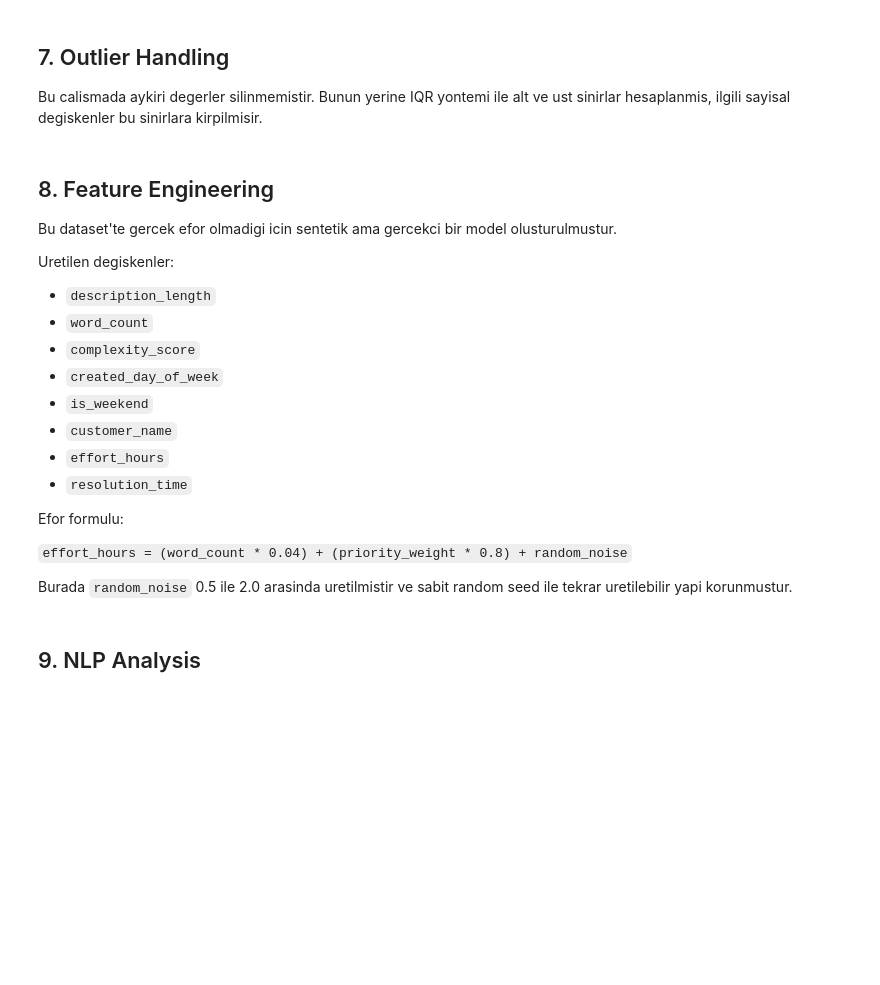
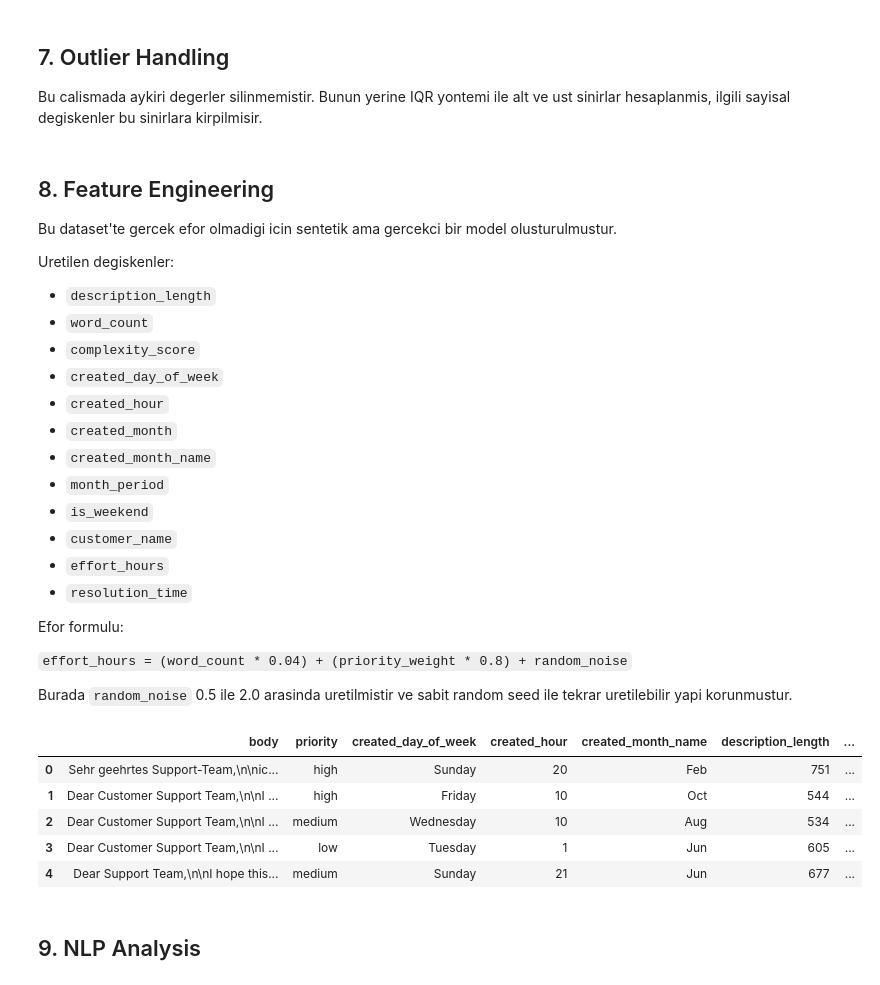
Before and after one commit to kadiraktech/EffortScope, a Jupyter notebook: EffortScope.ipynb, the cells around one changed output. Drawn from its saved outputs; the diff is of its cells as text; code cells hidden in the pictures; blank space fills up the shorter version.

```diff
--- a/EffortScope.ipynb
+++ b/EffortScope.ipynb
@@ -272,6 +317,10 @@ Uretilen degiskenler:
 - `word_count`
 - `complexity_score`
 - `created_day_of_week`
+- `created_hour`
+- `created_month`
+- `created_month_name`
+- `month_period`
 - `is_weekend`
 - `customer_name`
 - `effort_hours`
@@ -288,6 +337,7 @@ company_names = [
     "NovaTech", "BlueOrbit", "Anka Retail", "DataBridge", "OrionTel",
     "LunaPay", "PeakLogistics", "CloudHarbor", "ZenithCare", "AtlasWorks"
 ]
+month_labels = ["Jan", "Feb", "Mar", "Apr", "May", "Jun", "Jul", "Aug", "Sep", "Oct", "Nov", "Dec"]
 
 description_text = df[description_col].fillna("support ticket").astype(str)
 df["description_length"] = description_text.str.len()
@@ -299,38 +349,58 @@ df["complexity_score"] = (
     (df["word_count"] / max(df["word_count"].median(), 1)) * 0.4 +
     (priority_weight / 5) * 0.2
 ).round(3)
 
 if "created_at_clean" in df.columns:
-    df["created_day_of_week"] = df["created_at_clean"].dt.day_name()
+    created_at = pd.to_datetime(df["created_at_clean"], errors="coerce")
+    if created_at.isna().all():
+        created_at = pd.to_datetime("2025-01-01") + pd.to_timedelta(rng.integers(0, 365, len(df)), unit="D")
 else:
-    simulated_dates = pd.to_datetime("2025-01-01") + pd.to_timedelta(rng.integers(0, 365, len(df)), unit="D")
-    df["created_at_clean"] = simulated_dates
-    df["created_day_of_week"] = simulated_dates.day_name()
+    created_at = pd.to_datetime("2025-01-01") + pd.to_timedelta(rng.integers(0, 365, len(df)), unit="D")
+
+created_at = pd.Series(created_at, index=df.index)
+created_at = created_at + pd.to_timedelta(rng.integers(0, 24, len(df)), unit="h")
+df["created_at_clean"] = created_at
+df["created_day_of_week"] = created_at.dt.day_name()
+df["created_hour"] = created_at.dt.hour.astype(int)
+df["created_month"] = created_at.dt.month.astype(int)
+df["created_month_name"] = pd.Categorical(
+    created_at.dt.month.map(lambda value: month_labels[value - 1]),
+    categories=month_labels,
+    ordered=True
+)
+df["month_period"] = created_at.dt.to_period("M").astype(str)
 
 df["is_weekend"] = df["created_day_of_week"].isin(["Saturday", "Sunday"]).astype(int)
 df["customer_name"] = rng.choice(company_names, size=len(df))
 
 noise = rng.uniform(0.5, 2.0, len(df))
 df["effort_hours"] = (df["word_count"] * 0.04) + (priority_weight * 0.8) + noise
 df["effort_hours"] = df["effort_hours"].round(2)
 
 resolution_factor = rng.uniform(1.1, 2.4, len(df))
 df["resolution_time"] = (df["effort_hours"] * resolution_factor).round(2)
 
 numeric_for_capping = ["description_length", "word_count", "complexity_score", "effort_hours", "resolution_time"]
 
 def iqr_cap(series: pd.Series) -> pd.Series:
     q1 = series.quantile(0.25)
     q3 = series.quantile(0.75)
     iqr = q3 - q1
     lower = q1 - 1.5 * iqr
     upper = q3 + 1.5 * iqr
     return series.clip(lower, upper)
 
 for col in numeric_for_capping:
     df[col] = iqr_cap(df[col])
 
-display(df[[description_col, priority_col, "description_length", "word_count", "complexity_score", "effort_hours", "resolution_time"]].head())
+display(df[[description_col, priority_col, "created_day_of_week", "created_hour", "created_month_name", "description_length", "word_count", "complexity_score", "effort_hours", "resolution_time"]].head())
+# %% [output]
+|  | body | priority | created_day_of_week | created_hour | created_month_name | description_length | ... |
+| 0 | Sehr geehrtes Support-Team,\n\nic... | high | Sunday | 20 | Feb | 751 | ... |
+| 1 | Dear Customer Support Team,\n\nI ... | high | Friday | 10 | Oct | 544 | ... |
+| 2 | Dear Customer Support Team,\n\nI ... | medium | Wednesday | 10 | Aug | 534 | ... |
+| 3 | Dear Customer Support Team,\n\nI ... | low | Tuesday | 1 | Jun | 605 | ... |
+| 4 | Dear Support Team,\n\nI hope this... | medium | Sunday | 21 | Jun | 677 | ... |
 # %% [markdown]
 ## 9. NLP Analysis
 # %%
```
Also changed, not shown: parts of 21 cells of this notebook, 4 other files.
